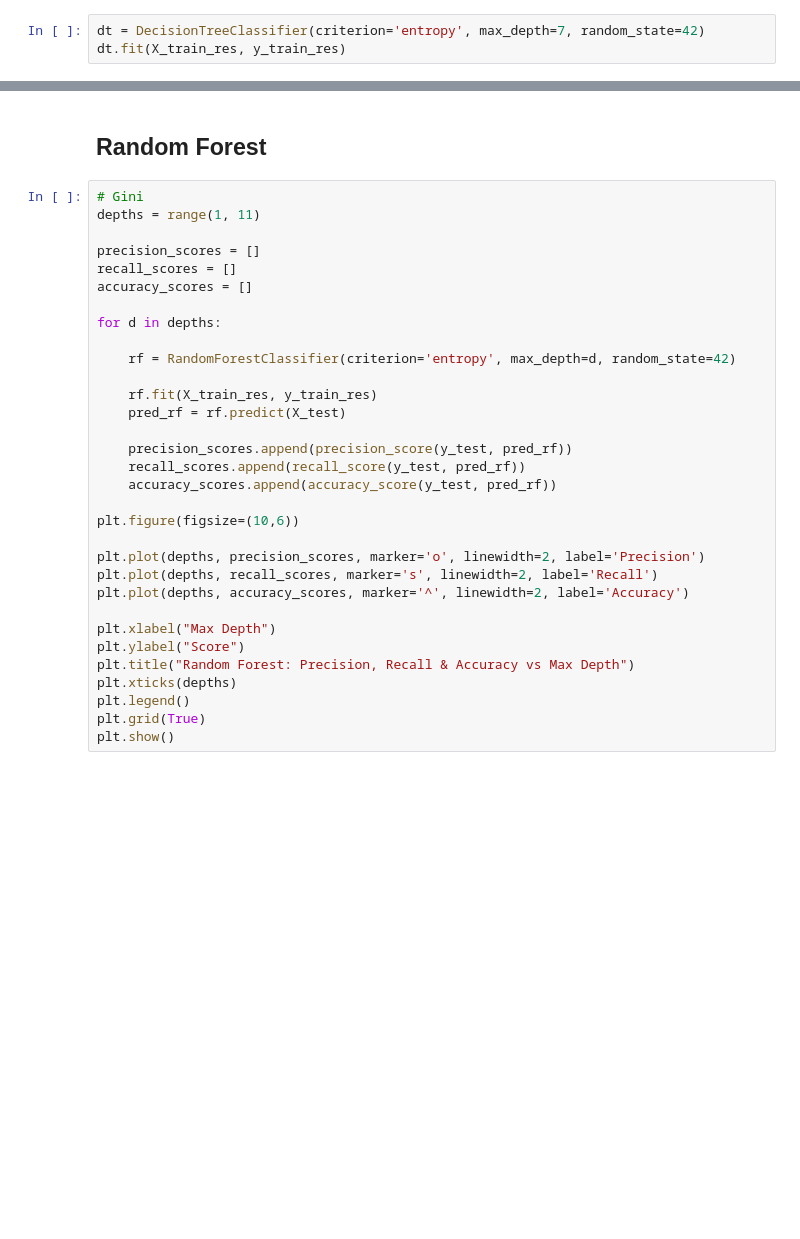
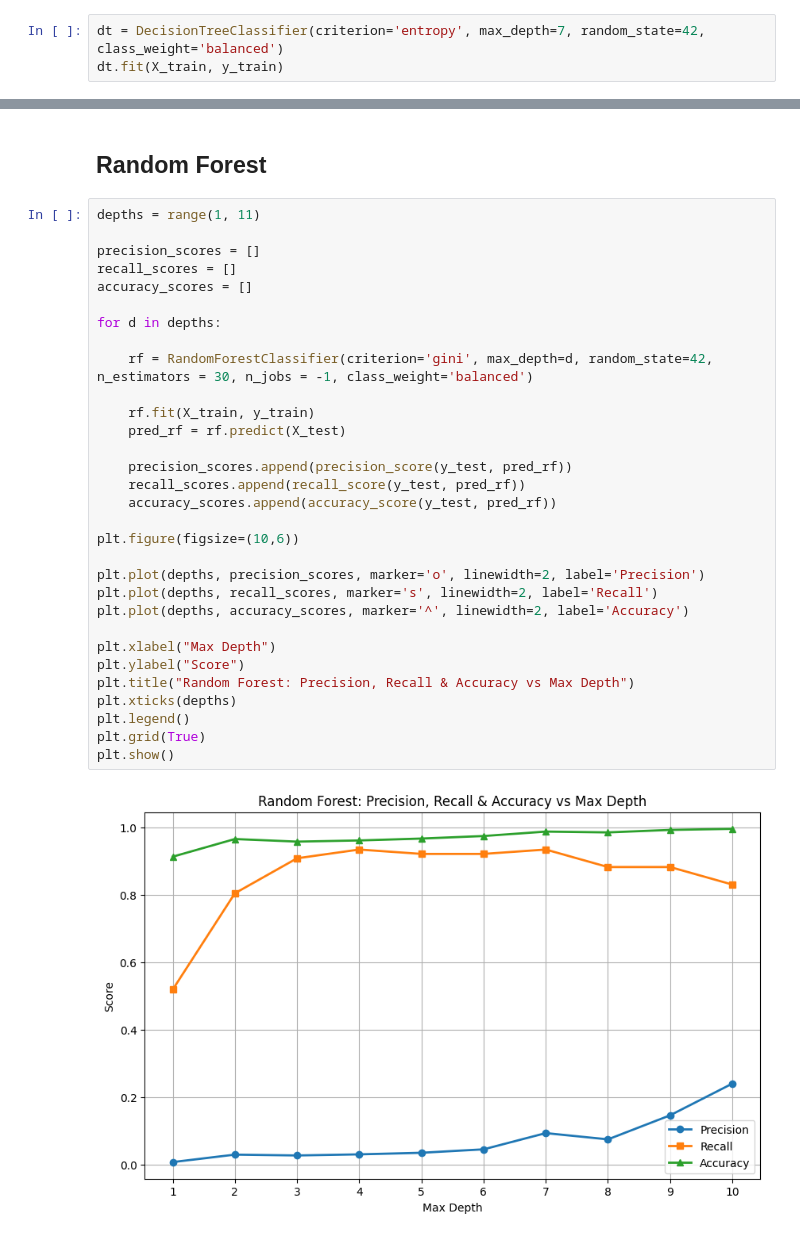
Before and after one commit to ranjanvrma/fraud-detection, a Jupyter notebook: notebook/fraud-detection.ipynb, the cells around one changed output, grey strips where cells are left out. Cells and saved outputs as stored; diff of their text form; blank space fills up the shorter version.

```diff
--- a/notebook/fraud-detection.ipynb
+++ b/notebook/fraud-detection.ipynb
@@ -214,6 +214,6 @@ plt.show()
 # %% [markdown]
 We are getting best and Reasonable results at max_depth 7
 # %%
-dt = DecisionTreeClassifier(criterion='entropy', max_depth=7, random_state=42)
-dt.fit(X_train_res, y_train_res)
+dt = DecisionTreeClassifier(criterion='entropy', max_depth=7, random_state=42, class_weight='balanced')
+dt.fit(X_train, y_train)
 # %% [output]
@@ -249,34 +255,35 @@ plt.show()
 # %% [markdown]
 ## Random Forest
 # %%
-# Gini
 depths = range(1, 11)
 
 precision_scores = []
 recall_scores = []
 accuracy_scores = []
 
 for d in depths:
 
-    rf = RandomForestClassifier(criterion='entropy', max_depth=d, random_state=42)
+    rf = RandomForestClassifier(criterion='gini', max_depth=d, random_state=42, n_estimators = 30, n_jobs = -1, class_weight='balanced')
 
-    rf.fit(X_train_res, y_train_res)
+    rf.fit(X_train, y_train)
     pred_rf = rf.predict(X_test)
 
     precision_scores.append(precision_score(y_test, pred_rf))
     recall_scores.append(recall_score(y_test, pred_rf))
     accuracy_scores.append(accuracy_score(y_test, pred_rf))
 
 plt.figure(figsize=(10,6))
 
 plt.plot(depths, precision_scores, marker='o', linewidth=2, label='Precision')
 plt.plot(depths, recall_scores, marker='s', linewidth=2, label='Recall')
 plt.plot(depths, accuracy_scores, marker='^', linewidth=2, label='Accuracy')
 
 plt.xlabel("Max Depth")
 plt.ylabel("Score")
 plt.title("Random Forest: Precision, Recall & Accuracy vs Max Depth")
 plt.xticks(depths)
 plt.legend()
 plt.grid(True)
 plt.show()
+# %% [output]
+[figure, added]
```
Also changed, not shown: parts of 35 cells of this notebook.
